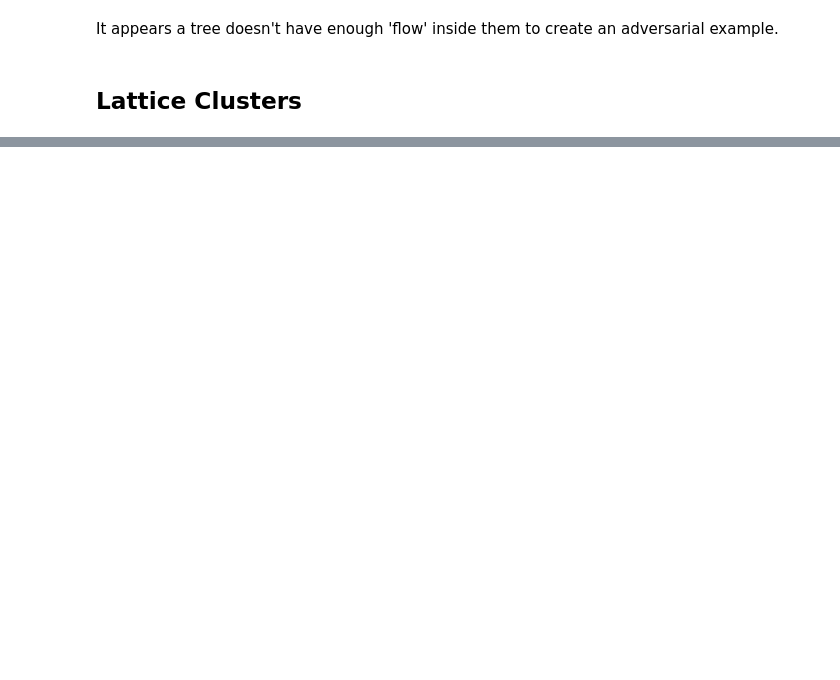
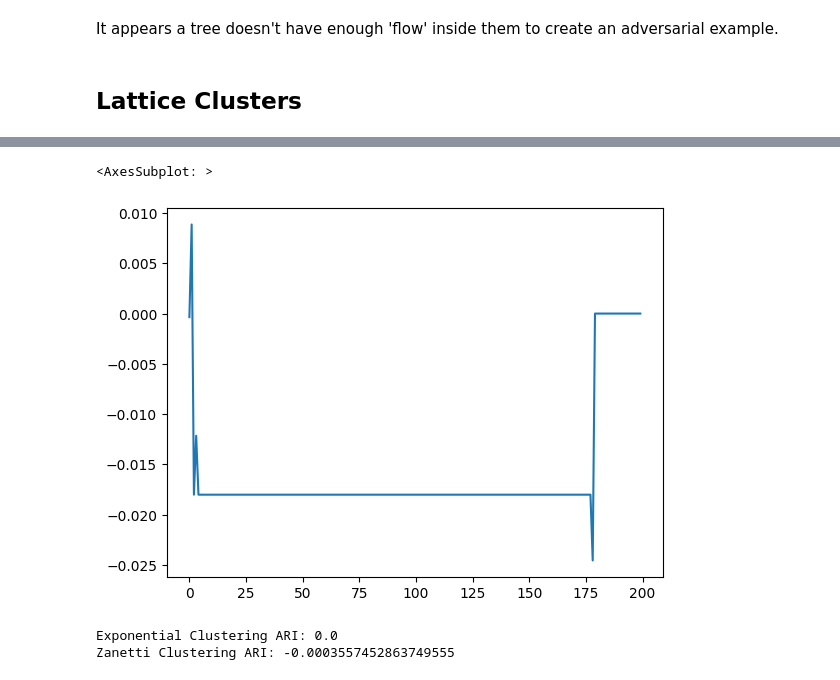
Before and after one commit to GeorgeRLTyler/directed-graph-clustering, a Jupyter notebook: experiments/adversarial_graphs.ipynb, the cells around one changed output, grey strips where cells are left out. Cells and saved outputs as stored; diff of their text form; code cells hidden in the pictures; blank space fills up the shorter version.

```diff
--- a/experiments/adversarial_graphs.ipynb
+++ b/experiments/adversarial_graphs.ipynb
@@ -62,0 +109,23 @@ It appears a tree doesn't have enough 'flow' inside them to create an adversaria
+# %%
+# get true clusters of cartesian_prod_L_and_path
+true_clusters = [i for i in range(len(path)) for j in range(len(L))]
+ARIs = []
+for t in range(0,200):
+    ec_no_evecs_clusters, cos_A = Exponential_Clustering_no_evecs(cart_prod_L_and_path,K=3,t=t)
+    ec_no_evecs_ari = adjusted_rand_score(true_clusters,ec_no_evecs_clusters)
+    ARIs.append(ec_no_evecs_ari)
+    # Zanetti Clustering
+# %%
+pd.Series(ARIs).plot()
+# %% [output]
+<AxesSubplot: >
+[figure, added]
+# %%
+zc_clusters,_ = DSBM_Clustering_Zanetti(cart_prod_L_and_path,K=3,l=1,method='adjacency',normalize=True)
+zc_ari = adjusted_rand_score(true_clusters,zc_clusters)
+# printing results
+print(f"Exponential Clustering ARI: {ec_no_evecs_ari}")
+print(f"Zanetti Clustering ARI: {zc_ari}")
+# %% [output]
+Exponential Clustering ARI: 0.0
+Zanetti Clustering ARI: -0.0003557452863749555
```
Also changed, not shown: parts of 36 cells of this notebook, 1 other file.
